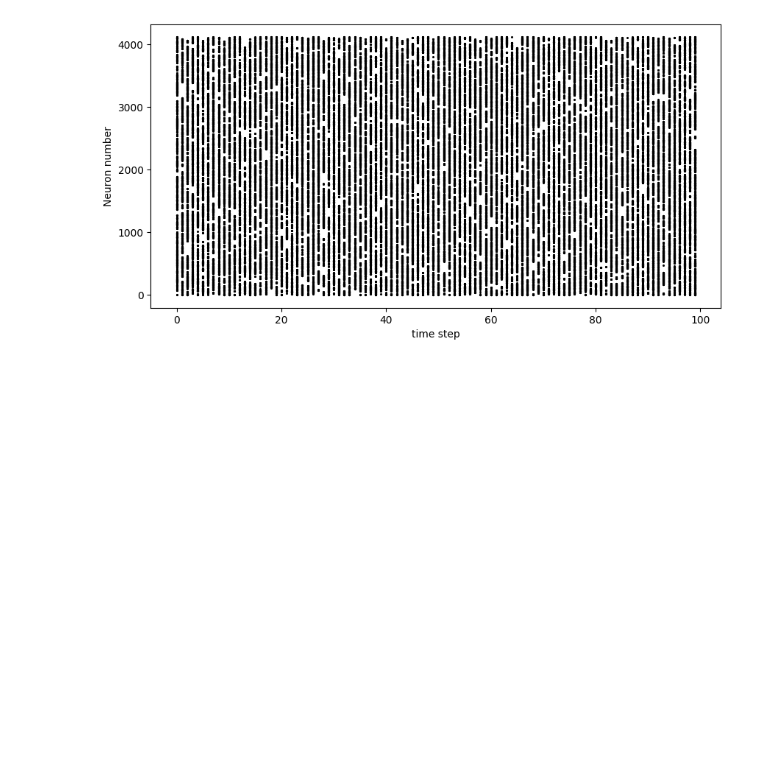
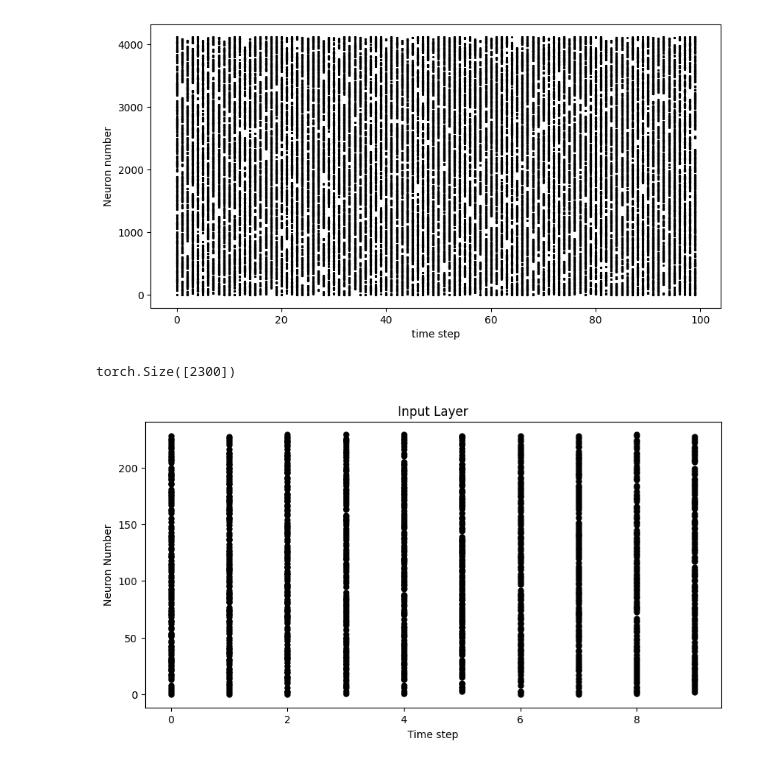
Before and after one commit to Da4kek/Neuromorphic-computing, a Jupyter notebook: Encodings/Rate_coding_imp_s.ipynb, the cells around one changed output. Cells and saved outputs as stored; diff of their text form; code cells hidden in the pictures; blank space fills up the shorter version.

```diff
--- a/Encodings/Rate_coding_imp_s.ipynb
+++ b/Encodings/Rate_coding_imp_s.ipynb
@@ -107,3 +107,18 @@ plt.ylabel("Neuron number")
 # %% [output]
 Text(0, 0.5, 'Neuron number')
 [figure]
+# %%
+spike_data_s = spike_data[:,0]
+spike_data_s.size()
+# %% [output]
+torch.Size([2300])
+# %%
+fig = plt.figure(facecolor="w", figsize=(10, 5))
+ax = fig.add_subplot(111)
+splt.raster(spike_data[:, 0].view(num_steps, -1), ax, s=25, c="black")
+plt.title("Input Layer")
+plt.xlabel("Time step")
+plt.ylabel("Neuron Number")
+plt.show()
+# %% [output]
+[figure, added]
```
